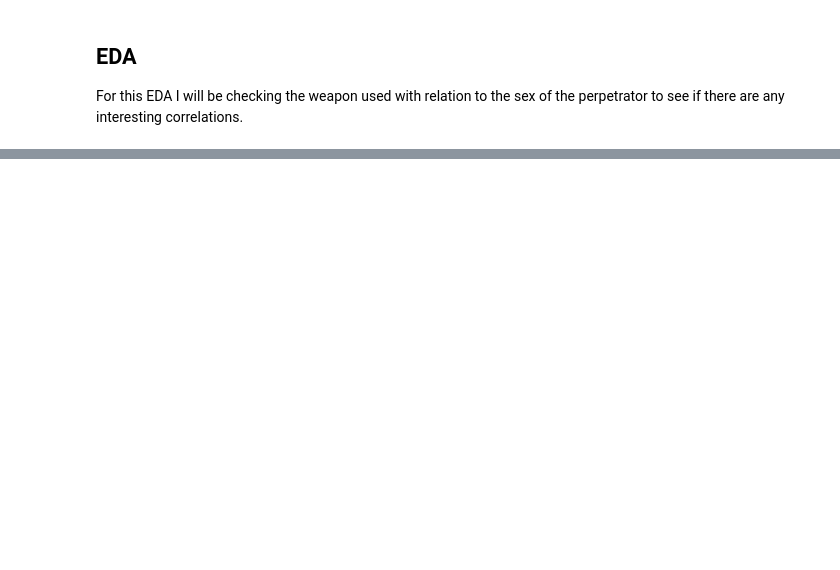
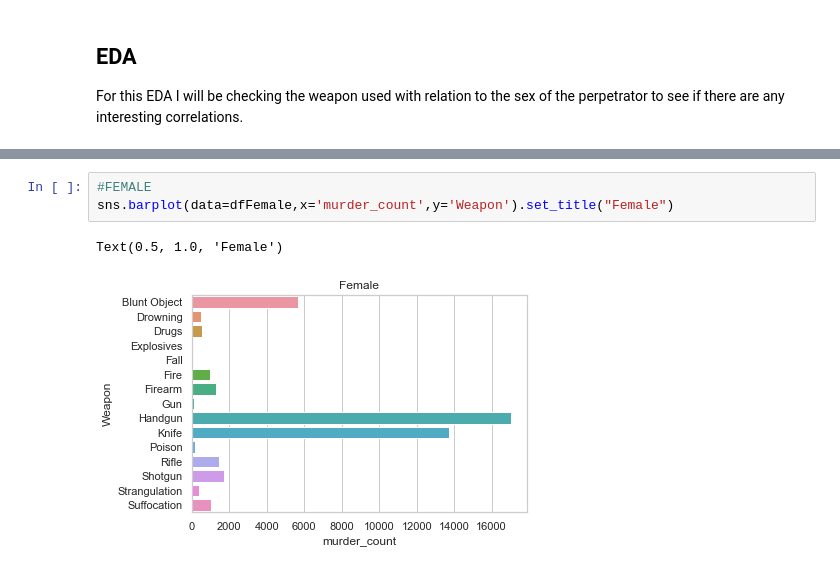
Before and after one commit to ubco-W2020WT1-data301/course-project-group_6005, a Jupyter notebook: analysis/logan/Milestone 2.ipynb, the cells around one changed output, grey strips where cells are left out. Saved outputs shown, nothing was run; the diff lists cells and outputs as text; blank space fills up the shorter version.

```diff
--- a/analysis/logan/Milestone 2.ipynb
+++ b/analysis/logan/Milestone 2.ipynb
@@ -52,0 +74,6 @@ sns.boxplot(data=df2, y='Weapon',x=df.Weapon.value_counts() ,hue = 'Perpetrator
+# %%
+#FEMALE
+sns.barplot(data=dfFemale,x='murder_count',y='Weapon').set_title("Female")
+# %% [output]
+Text(0.5, 1.0, 'Female')
+[figure, added]
```
Also changed, not shown: parts of 10 cells of this notebook, 2 other files.
